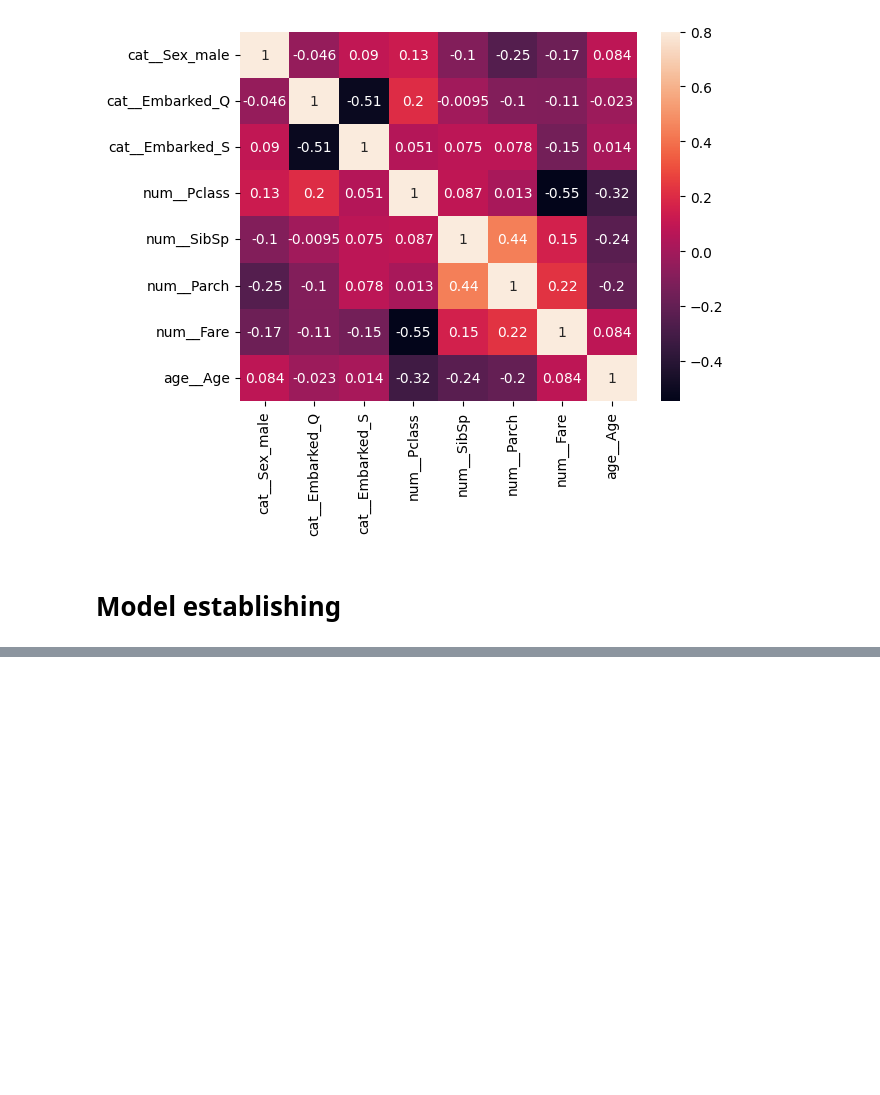
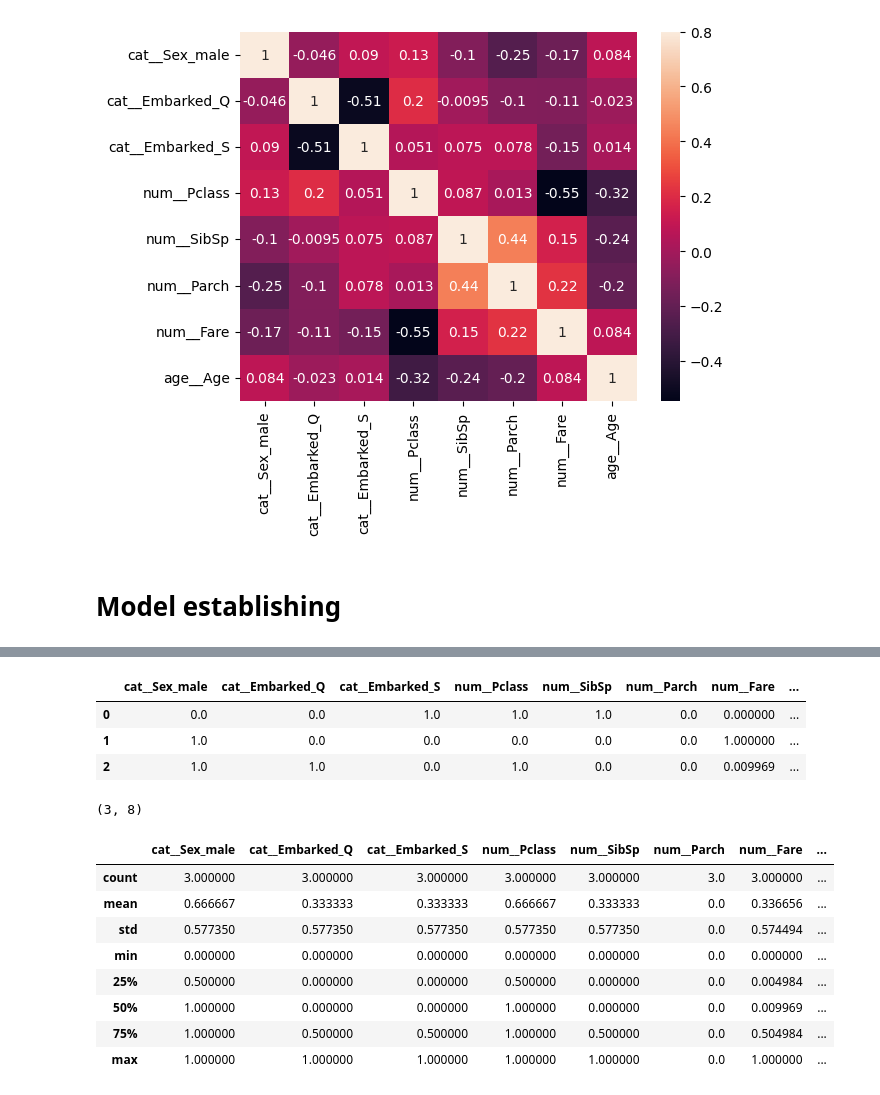
Before and after one commit to TomJcb11/cours-TIC, a Jupyter notebook: Deep Learning/01-Logistic_Regression/03-Titanic_with_deep_learning/titanic2.ipynb, the cells around one changed output, grey strips where cells are left out. Cells and saved outputs as stored; diff of their text form; code cells hidden in the pictures; blank space fills up the shorter version.

```diff
--- a/Deep Learning/01-Logistic_Regression/03-Titanic_with_deep_learning/titanic2.ipynb
+++ b/Deep Learning/01-Logistic_Regression/03-Titanic_with_deep_learning/titanic2.ipynb
@@ -221,0 +250,40 @@ plt.show()
+# %%
+data_predict = {
+    "PassengerId": [10, 1888, 4574],
+    "Name": ["John Doe", "Jane Doe", "toto"],
+    "Pclass": [3, 1, 3],
+    "Sex": ["female", "male", "male"],
+    "Age": [22, 45, 35],
+    "SibSp": [1, 0, 0],
+    "Parch": [0, 0, 0],
+    "Fare": [7.25, 87.50, 8.05],
+    "Embarked": ["S", "C", "Q"],
+    "Ticket": ["A2V45", "VJZVENZV4432", "vjdvudfvnud"],
+    "Cabin": ["C22 C26", "", "B78"],
+}
+# %%
+df_predict = pd.DataFrame(data_predict)
+
+df_predict = preprocess(df_predict)
+df_predict
+# %% [output]
+|  | cat__Sex_male | cat__Embarked_Q | cat__Embarked_S | num__Pclass | num__SibSp | num__Parch | num__Fare | ... |
+| 0 | 0.0 | 0.0 | 1.0 | 1.0 | 1.0 | 0.0 | 0.000000 | ... |
+| 1 | 1.0 | 0.0 | 0.0 | 0.0 | 0.0 | 0.0 | 1.000000 | ... |
+| 2 | 1.0 | 1.0 | 0.0 | 1.0 | 0.0 | 0.0 | 0.009969 | ... |
+# %%
+df_predict.shape
+# %% [output]
+(3, 8)
+# %%
+df_predict.describe()
+# %% [output]
+|  | cat__Sex_male | cat__Embarked_Q | cat__Embarked_S | num__Pclass | num__SibSp | num__Parch | num__Fare | ... |
+| count | 3.000000 | 3.000000 | 3.000000 | 3.000000 | 3.000000 | 3.0 | 3.000000 | ... |
+| mean | 0.666667 | 0.333333 | 0.333333 | 0.666667 | 0.333333 | 0.0 | 0.336656 | ... |
+| std | 0.577350 | 0.577350 | 0.577350 | 0.577350 | 0.577350 | 0.0 | 0.574494 | ... |
+| min | 0.000000 | 0.000000 | 0.000000 | 0.000000 | 0.000000 | 0.0 | 0.000000 | ... |
+| 25% | 0.500000 | 0.000000 | 0.000000 | 0.500000 | 0.000000 | 0.0 | 0.004984 | ... |
+| 50% | 1.000000 | 0.000000 | 0.000000 | 1.000000 | 0.000000 | 0.0 | 0.009969 | ... |
+| 75% | 1.000000 | 0.500000 | 0.500000 | 1.000000 | 0.500000 | 0.0 | 0.504984 | ... |
+| max | 1.000000 | 1.000000 | 1.000000 | 1.000000 | 1.000000 | 0.0 | 1.000000 | ... |
```
Also changed, not shown: parts of 10 cells of this notebook, 3 other files.
